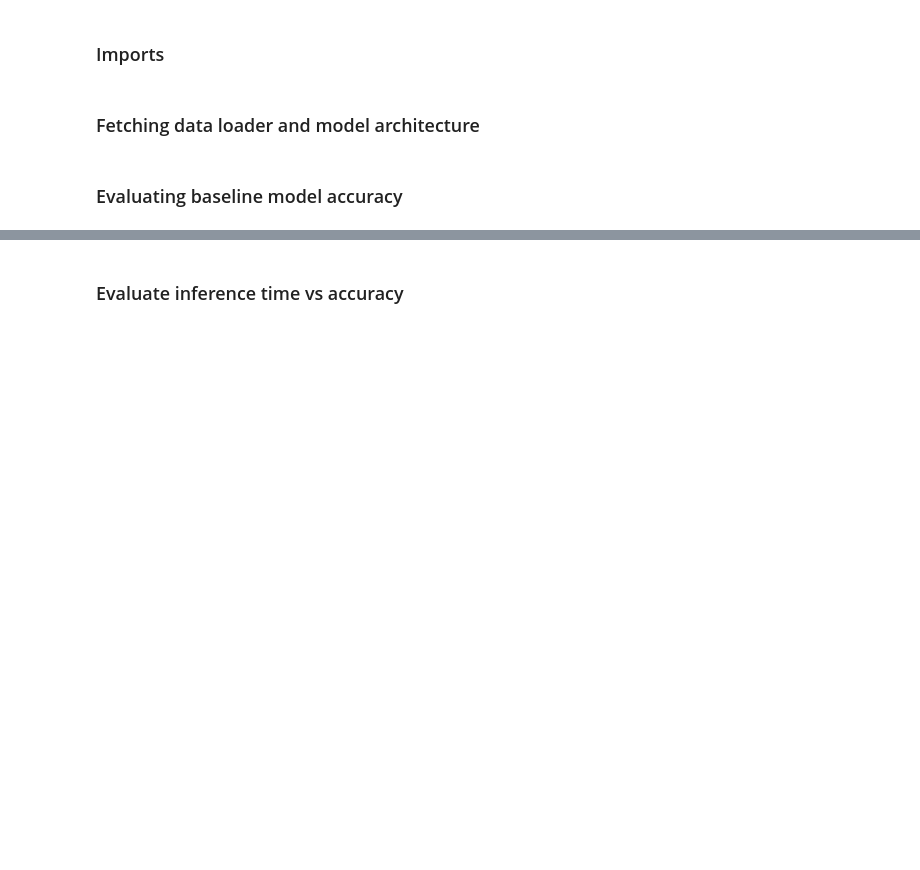
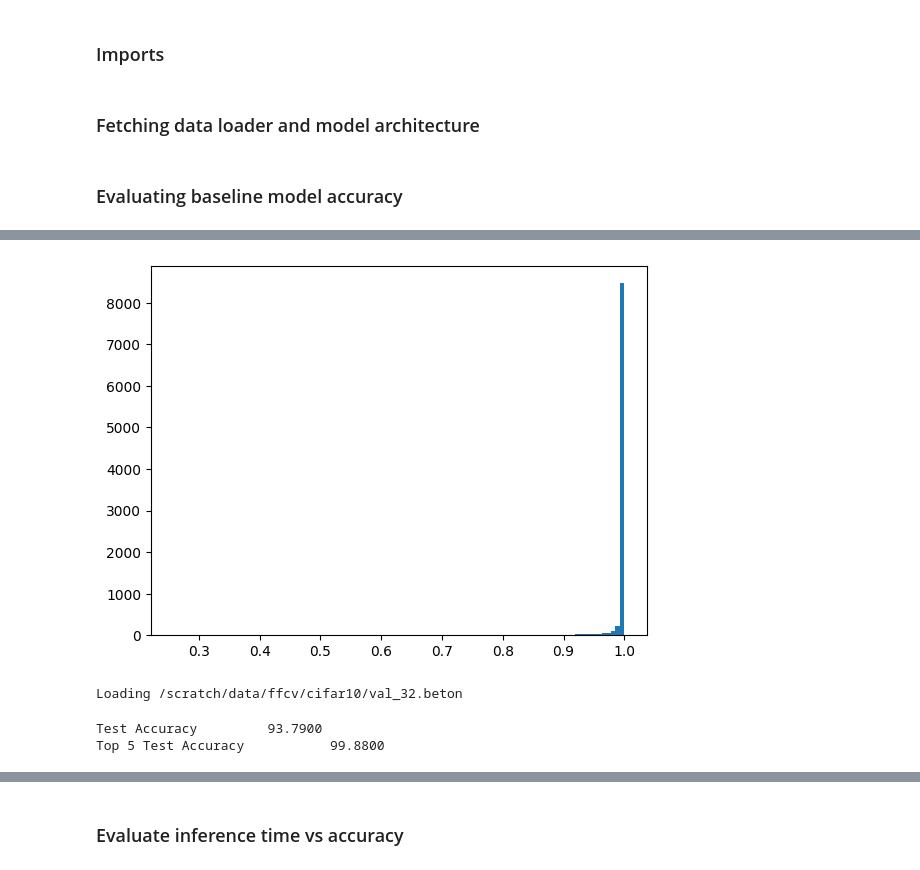
Before and after one commit to angeline-pouget/zooming_in_on_mlps, a Jupyter notebook: 05_inference_time.ipynb, the cells around one changed output, grey strips where cells are left out. Drawn from its saved outputs; the diff is of its cells as text; code cells hidden in the pictures; blank space fills up the shorter version.

```diff
--- a/05_inference_time.ipynb
+++ b/05_inference_time.ipynb
@@ -127,0 +157,10 @@ print("Top 5 Test Accuracy          ", "{:.4f}".format(test_top5))
+# %%
+dataset_name = 'cifar10'
+model_name = 'cnn'
+
+data_loader, model = get_data_and_model(dataset=dataset_name, model=model_name, data_path='/scratch/data/ffcv/')
+test_acc, test_top5, p2, tp2, tcp2 = test(model, data_loader, model_name)
+
+# Print all the stats
+print("Test Accuracy        ", "{:.4f}".format(test_acc))
+print("Top 5 Test Accuracy          ", "{:.4f}".format(test_top5))
@@ -127,0 +184,24 @@ print("Top 5 Test Accuracy          ", "{:.4f}".format(test_top5))
+# %%
+from matplotlib import pyplot as plt
+
+def flatten_comprehension(matrix):
+    return [item for row in matrix for item in row]
+
+plt.hist(flatten_comprehension(tcp2), bins=100)
+plt.show()
+# %% [output]
+[figure, added]
+# %%
+dataset_name = 'cifar10'
+model_name = 'vit'
+
+data_loader, _ = get_data_and_model(dataset=dataset_name, model=model_name, data_path='/scratch/data/ffcv/')
+test_acc, test_top5, p3, tp3, tcp3 = test(model, data_loader, model_name)
+
+# Print all the stats
+print("Test Accuracy        ", "{:.4f}".format(test_acc))
+print("Top 5 Test Accuracy          ", "{:.4f}".format(test_top5))
+# %% [output]
+Loading /scratch/data/ffcv/cifar10/val_32.beton
+Test Accuracy         93.7900
+Top 5 Test Accuracy           99.8800
```
Also changed, not shown: parts of 9 cells of this notebook, 1 other file.
